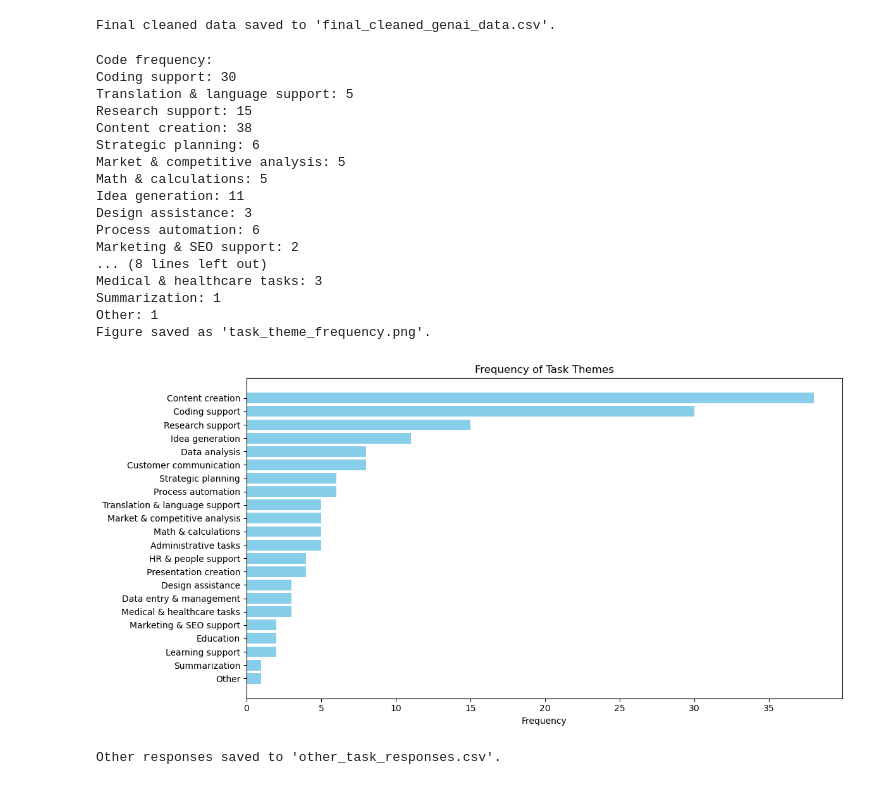
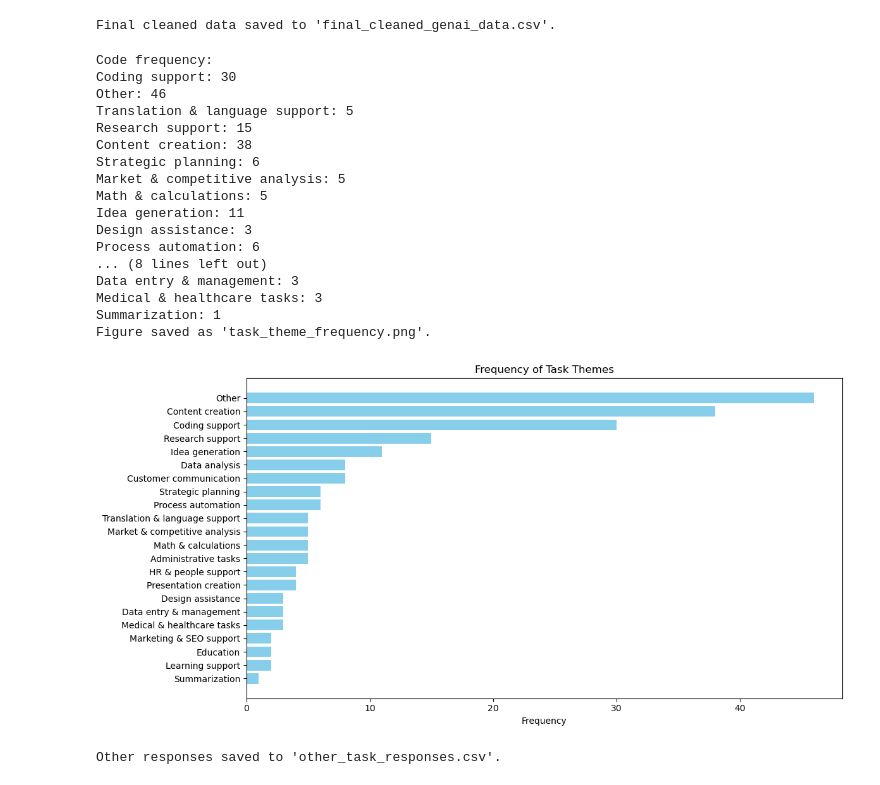
Before and after one commit to Sara-Alsiddig/smba, a Jupyter notebook: data_analysis.ipynb, the cells around one changed output. Cells and saved outputs as stored; diff of their text form; code cells hidden in the pictures.

```diff
--- a/data_analysis.ipynb
+++ b/data_analysis.ipynb
@@ -119,12 +119,17 @@ for text in tasks_text:
 
     if any(word in text_lower for word in ['write', 'draft', 'report', 'content', 'email', 'copy']):
         codes.append('Content creation')
+    if 'code' in text_lower or 'debug' in text_lower or 'script' in text_lower or 'complex products' in text_lower               or 'apps' in text_lower or 'Troubleshooting ' in text_lower              or 'Coding' in text_lower or 'testing' in text_lower or 'technical' in text_lower:
+        codes.append('Coding support')
+    if 'analy' in text_lower or 'data' in text_lower or 'insight' in text_lower or 'metrics' in text_lower                    or 'dashboard' in text_lower or 'Sheets' in text_lower:
+        codes.append('Data analysis')
+    if not codes:
+        codes.append('Other')
+
+
+
     if 'idea' in text_lower or 'brainstorm' in text_lower or 'concept' in text_lower:
         codes.append('Idea generation')
-    if 'code' in text_lower or 'debug' in text_lower or 'script' in text_lower or 'complex products' in text_lower or 'apps' in text_lower or 'Troubleshooting ' in text_lower or 'Coding' in text_lower or 'testing' in text_lower or 'technical' in text_lower:
-        codes.append('Coding support')
-    if 'analy' in text_lower or 'data' in text_lower or 'insight' in text_lower or 'metrics' in text_lower or 'dashboard' in text_lower or 'Sheets' in text_lower:
-        codes.append('Data analysis')
     if 'admin' in text_lower or 'schedule' in text_lower or'Basic tasks' in text_lower or 'summary' in text_lower or 'documentation' in text_lower or 'minutes' in text_lower or 'Letters.' in text_lower or 'Projekt' in text_lower:
         codes.append('Administrative tasks')
     if 'design' in text_lower or 'visual' in text_lower or 'graphic' in text_lower or 'mockup' in text_lower or 'banner' in text_lower:
@@ -173,7 +178,7 @@ for text in tasks_text:
         codes.append('Administrative tasks')
 
     if 'hilfe' in text_clean or 'benutzt' in text_clean:
-        codes.append('Administrative tasks')  # or maybe a better category?
+        codes.append('Administrative tasks')
 
 # For Arabic or other languages, you can add common words or decide on a manual category, e.g.:
     if any(arabic_word in text for arabic_word in ['يساعدني', 'حياتي', 'العلمي']):
@@ -212,36 +217,36 @@ counts_sorted = [count for _, count in sorted(code_counts.items(), key=lambda x:
 
 # Plot
 plt.figure(figsize=(12, 6))
 plt.barh(themes_sorted, counts_sorted, color='skyblue')
 plt.xlabel("Frequency")
 plt.title("Frequency of Task Themes")
 plt.gca().invert_yaxis()  # Most frequent on top
 plt.tight_layout()
 
 # Save figure
 plt.savefig("task_theme_frequency.png", dpi=300, bbox_inches='tight')
 print("Figure saved as 'task_theme_frequency.png'.")
 
 plt.show()
 # %% [output]
 Code frequency:
 Coding support: 30
+Other: 46
 Translation & language support: 5
 Research support: 15
 Content creation: 38
 Strategic planning: 6
 Market & competitive analysis: 5
 Math & calculations: 5
 Idea generation: 11
 Design assistance: 3
 Process automation: 6
-Marketing & SEO support: 2
 ... (8 lines left out)
+Data entry & management: 3
 Medical & healthcare tasks: 3
 Summarization: 1
-Other: 1
 Figure saved as 'task_theme_frequency.png'.
-[figure, old version]
+[figure, new version]
 # %%
 # Export "Other" responses
 #other_responses = [tasks_text[i] for i, codes in enumerate(suggested_codes) if codes == ['Other']]
```
Also changed, not shown: parts of 1 cell of this notebook, 2 other files.
